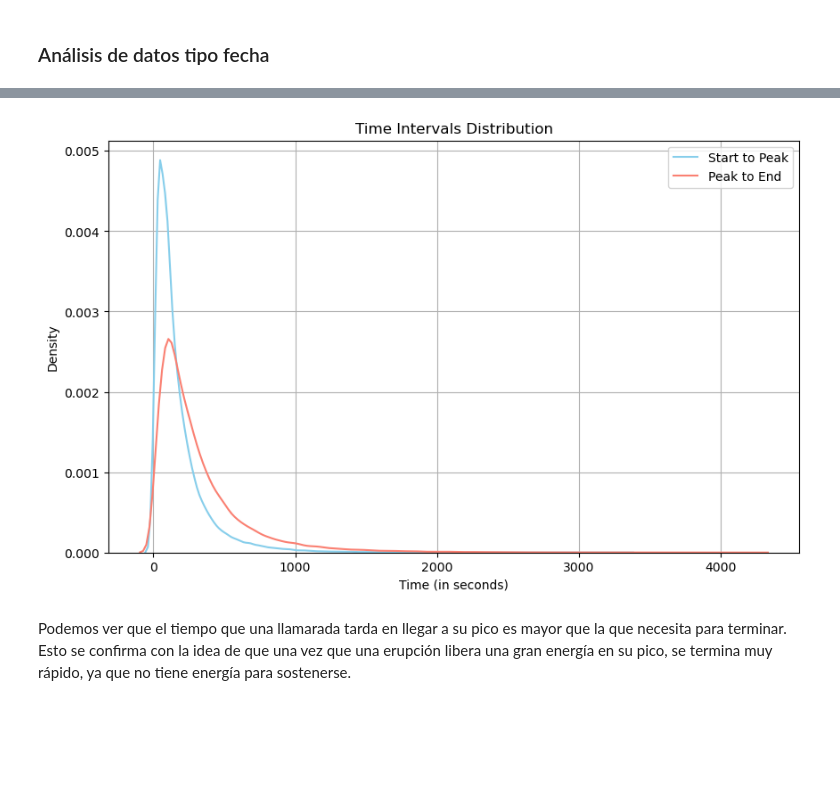
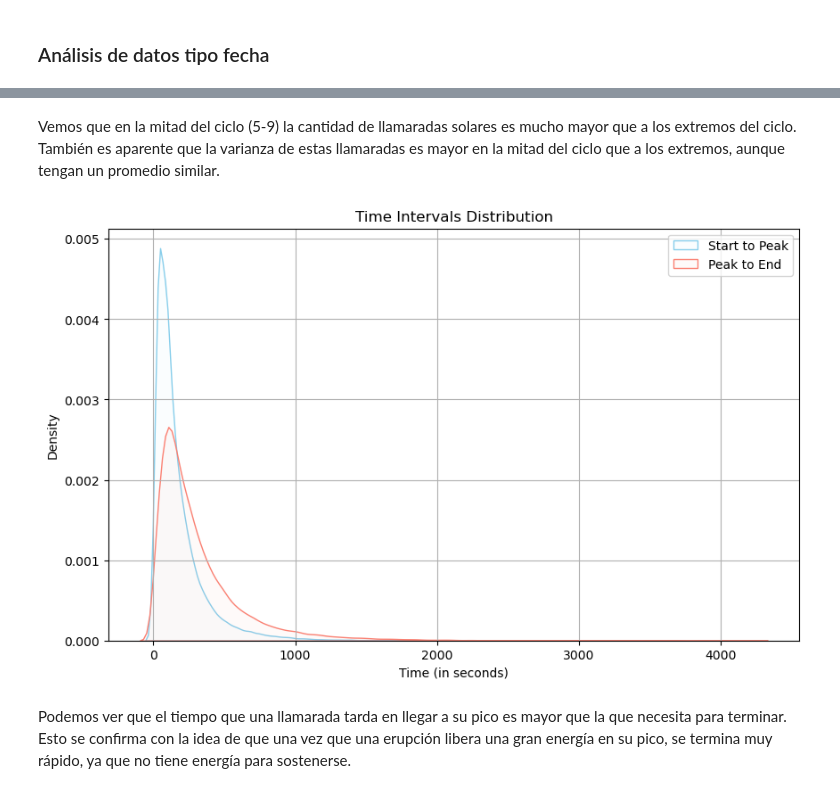
Before and after one commit to WonderfulAme/solar-flares, a Jupyter notebook: Notebook.ipynb, the cells around one changed output, grey strips where cells are left out. Cells and saved outputs as stored; diff of their text form; code cells hidden in the pictures; blank space fills up the shorter version.

```diff
--- a/Notebook.ipynb
+++ b/Notebook.ipynb
@@ -94,0 +128,3 @@ En esta gráfica de las llamaradas solares por mes, podemos observar el ciclo so
+# %%
+# Calculate the solar cycle based on the year starting from 2008
+df['Solar_cycle'] = ((df['Date'].dt.year - 2008) % 11) + 1
@@ -95,20 +144,22 @@ En esta gráfica de las llamaradas solares por mes, podemos observar el ciclo so
+# %% [markdown]
+Vemos que en la mitad del ciclo (5-9) la cantidad de llamaradas solares es mucho mayor que a los extremos del ciclo. También es aparente que la varianza de estas llamaradas es mayor en la mitad del ciclo que a los extremos, aunque tengan un promedio similar.
 # %%
 # Calculate difefrence between start - peak - end times
 start_peak = (df["Peak time"] - df["Start time"]).dt.total_seconds()
 peak_end = (df["End time"] - df["Peak time"]).dt.total_seconds()
 
 plt.figure(figsize=(10, 6))
-sns.kdeplot(start_peak, label='Start to Peak', color='skyblue')
-sns.kdeplot(peak_end, label='Peak to End', color='salmon')
+sns.kdeplot(start_peak, label='Start to Peak', color='skyblue', fill =True, alpha = 0.04)
+sns.kdeplot(peak_end, label='Peak to End', color='salmon', fill =True, alpha = 0.04)
 
 plt.title('Time Intervals Distribution')
 plt.xlabel('Time (in seconds)')
 plt.ylabel('Density')
 plt.legend()
 plt.grid(True)
 plt.show()
 # %% [output]
-[figure, old version]
+[figure, new version]
 # %% [markdown]
 Podemos ver que el tiempo que una llamarada tarda en llegar a su pico es mayor que la que necesita para terminar. Esto se confirma con la idea de que una vez que una erupción libera una gran energía en su pico, se termina muy rápido, ya que no tiene energía para sostenerse.
 # %% [markdown]
```
Also changed, not shown: parts of 15 cells of this notebook.
